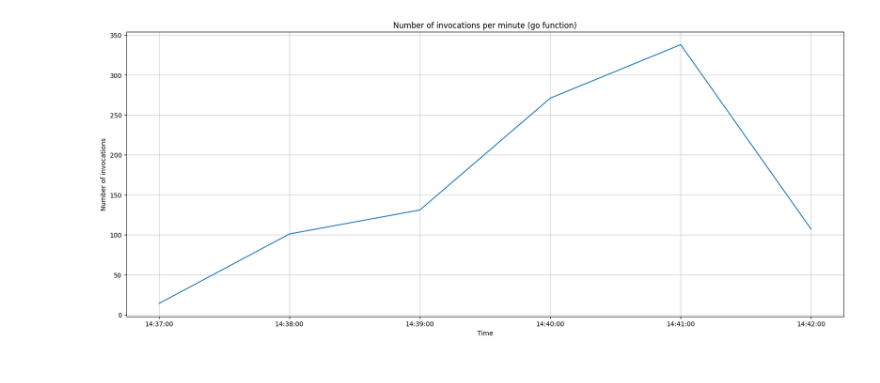
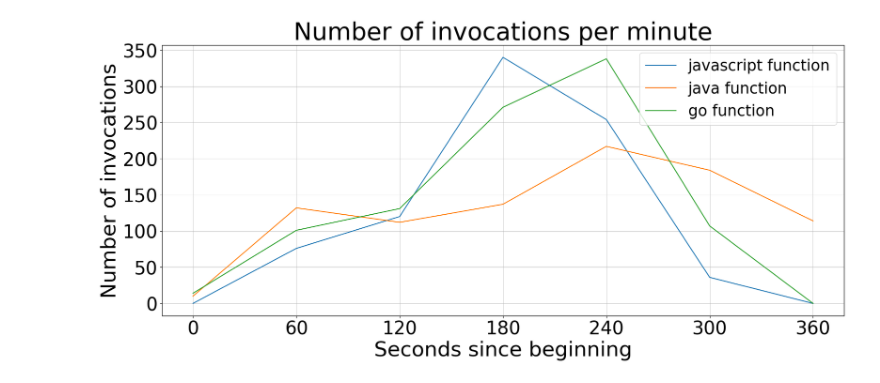
Before and after one commit to FabioGentili99/project-work-on-Distributed-Systems-M, a Jupyter notebook: AWS_csv/AWS-metrics.ipynb, the cells around one changed output. Cells and saved outputs as stored; diff of their text form; code cells hidden in the pictures.

```diff
--- a/AWS_csv/AWS-metrics.ipynb
+++ b/AWS_csv/AWS-metrics.ipynb
@@ -13,7 +13,9 @@ AWS_go_duration = "AWS-go-duration.csv"
 AWS_go_invocation = "AWS-go-invocation.csv"
 AWS_go_throttles = "AWS-go-throttles.csv"
 
-df = pd.read_csv(AWS_go_throttles)
+df = pd.read_csv(AWS_js_invocation)
+df1 = pd.read_csv(AWS_java_invocation)
+df2 = pd.read_csv(AWS_go_invocation)
 # %%
 #plotting the durations
 
@@ -62,36 +122,58 @@ plt.show()
 # %%
 #plotting the invocations
 
 import matplotlib.pyplot as plt
 import numpy as np
 
-list1 = df.iloc[4:,0].tolist()
+'''list1 = df1.iloc[4:,0].tolist()
 
 list2 = []
 for x in list1:
     list2.append(x.split(" "))
 
 list3 = []
 for x in list2:
-    list3.append(x[-1])
+    list3.append(x[-1])'''
 
+list3 = [0, 60, 120, 180, 240, 300, 360]
 x = np.array(list3)
 
 
 y = np.array (df.iloc[4:, 1].tolist())
-invocations = []
+invocations = [0]
 for item in y:
     invocations.append(int(item))
+invocations.append(0)
+
+y1 = np.array (df1.iloc[4:, 1].tolist())
+invocations1 = []
+for item in y1:
+    invocations1.append(int(item))
+
+
+
+y2 = np.array (df2.iloc[4:, 1].tolist())
+invocations2 = []
+for item in y2:
+    invocations2.append(int(item))
+invocations2.append(0)
 
 fig, ax = plt.subplots(figsize = (20,8))
-ax.set_title("Number of invocations per minute (go function)")
-ax.set_xlabel('Time')
-ax.set_ylabel('Number of invocations')
-ax.plot(x, invocations)
+ax.set_title("Number of invocations per minute", fontsize = 40)
+ax.set_xlabel('Seconds since beginning', fontsize = 34)
+ax.set_ylabel('Number of invocations', fontsize = 34)
+ax.plot( x, invocations, label = "javascript function")
+ax.plot( x, invocations1, label = "java function")
+ax.plot(x, invocations2, label = "go function")
+plt.xticks(fontsize=30)
+ax.set_xticks(range(0,420,60))
+plt.yticks(fontsize=30)
+plt.rc('legend', fontsize = 25)
+plt.legend(loc = 'upper right')
 ax.grid(True, linewidth=0.5)
 plt.show()
 # %% [output]
-[figure, old version]
+[figure, new version]
 # %%
 # plotting the throttles
 
```
Also changed, not shown: parts of 2 cells of this notebook, 15 other files.
